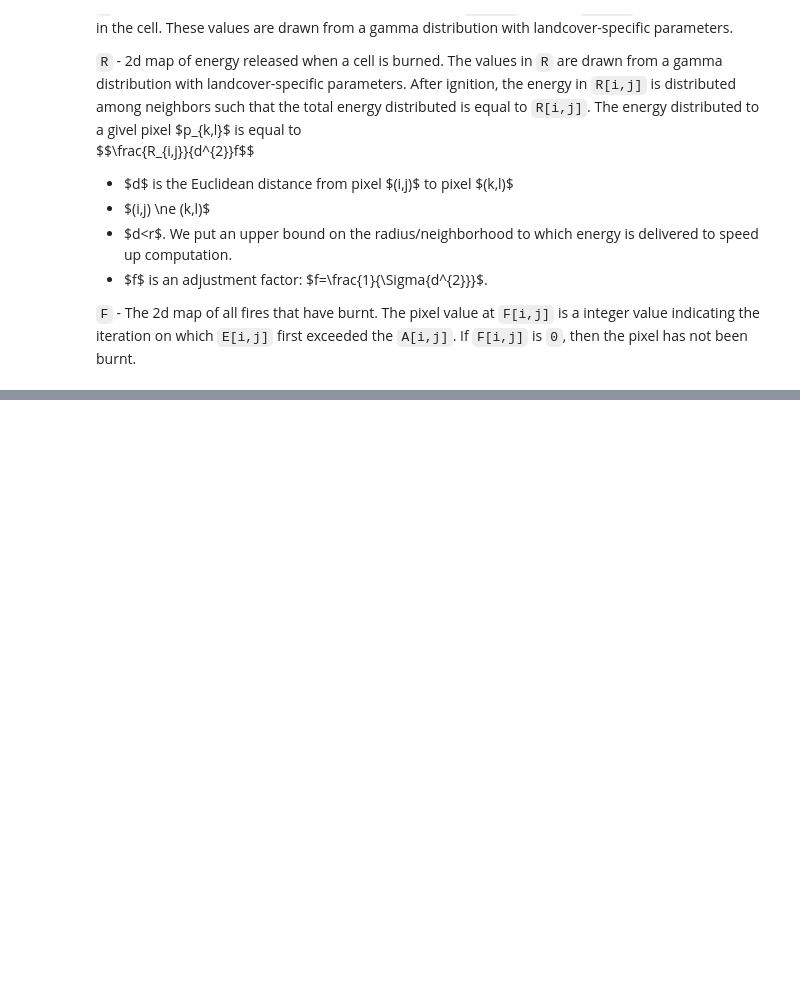
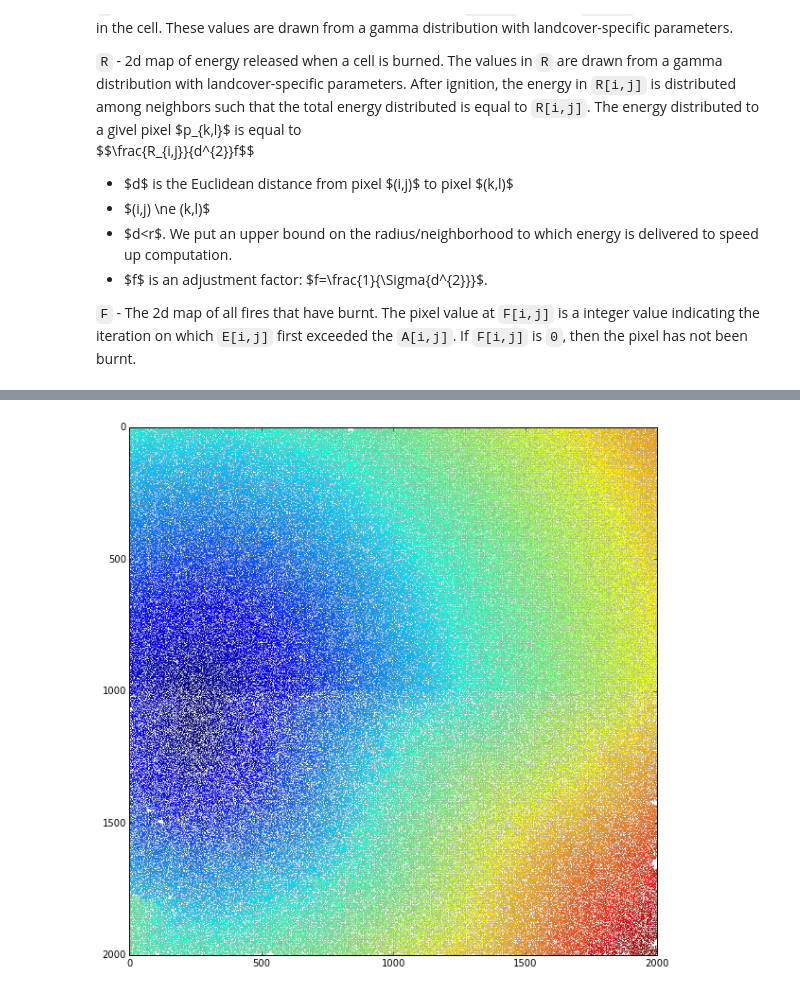
Before and after one commit to mvsaha/fire_sim, a Jupyter notebook: dev/notebooks/EnergyRelease_ActivationEnergy.ipynb, the cells around one changed output, grey strips where cells are left out. Cells and saved outputs as stored; diff of their text form; code cells hidden in the pictures; blank space fills up the shorter version.

```diff
--- a/dev/notebooks/EnergyRelease_ActivationEnergy.ipynb
+++ b/dev/notebooks/EnergyRelease_ActivationEnergy.ipynb
@@ -79 +89,6 @@ legend()
+# %%
+fig = figure(figsize=(10,10))
+sim.showF(ax=fig.add_subplot(111))
+# %% [output]
+[figure, added]
 # %%
```
Also changed, not shown: parts of 17 cells of this notebook, 2 other files.
